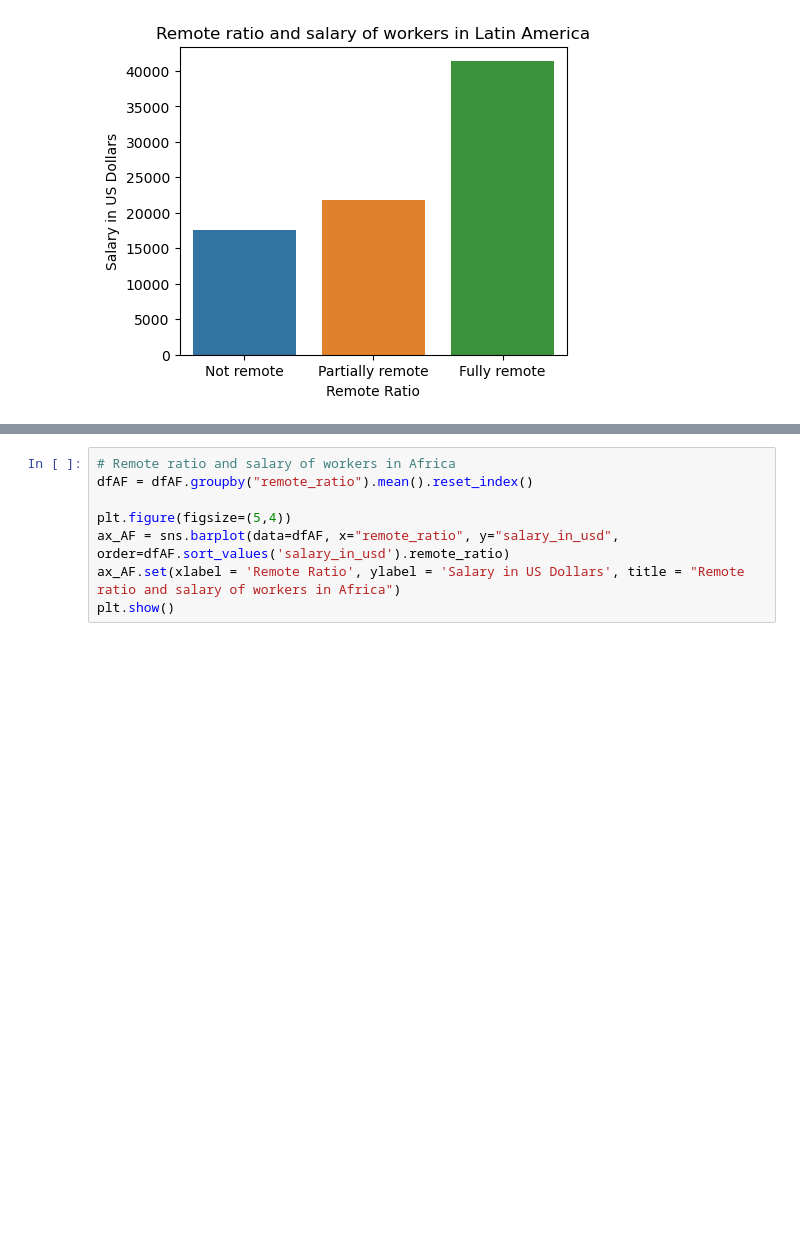
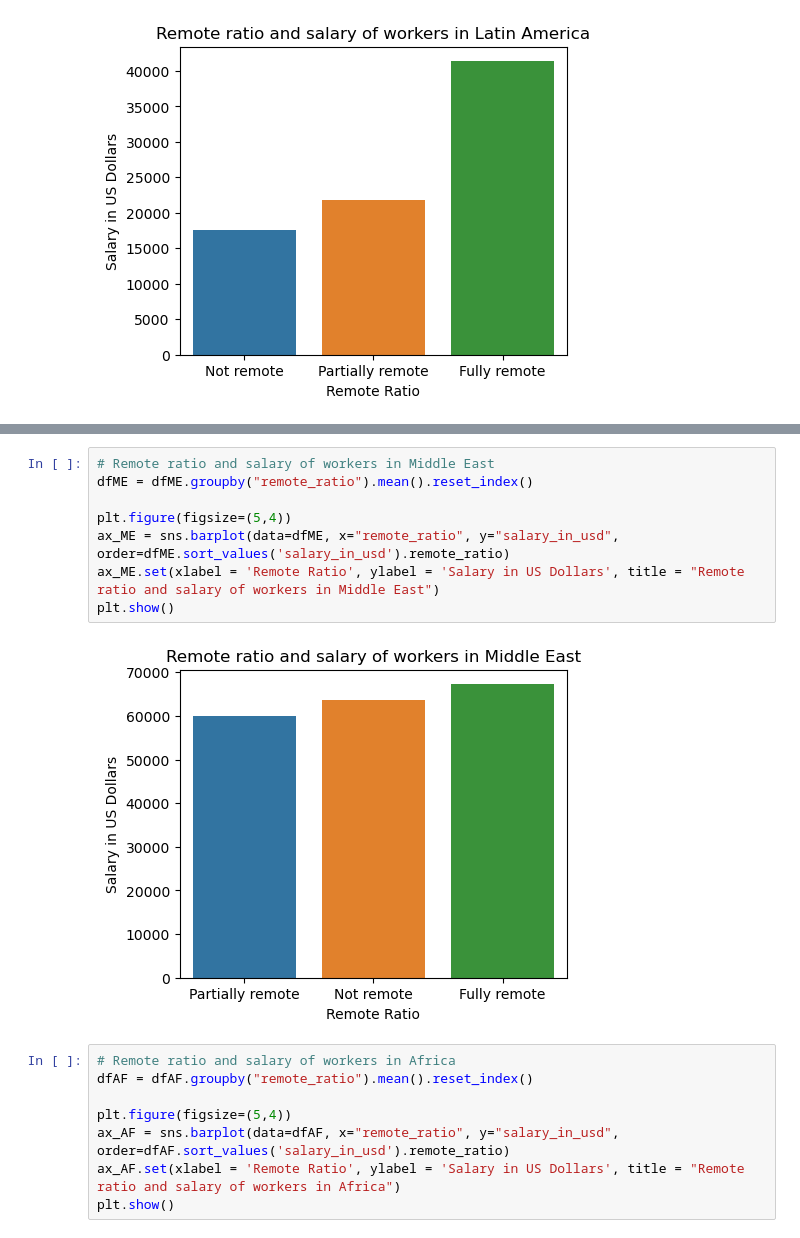
Before and after one commit to ubco-W2022T2-data301/project-group-group07, a Jupyter notebook: analysis/analysis2.ipynb, the cells around one changed output, grey strips where cells are left out. Saved outputs shown, nothing was run; the diff lists cells and outputs as text; blank space fills up the shorter version.

```diff
--- a/analysis/analysis2.ipynb
+++ b/analysis/analysis2.ipynb
@@ -447,3 +463,13 @@ plt.show()
+# %%
+# Remote ratio and salary of workers in Middle East
+dfME = dfME.groupby("remote_ratio").mean().reset_index()
+
+plt.figure(figsize=(5,4))
+ax_ME = sns.barplot(data=dfME, x="remote_ratio", y="salary_in_usd", order=dfME.sort_values('salary_in_usd').remote_ratio)
+ax_ME.set(xlabel = 'Remote Ratio', ylabel = 'Salary in US Dollars', title = "Remote ratio and salary of workers in Middle East")
+plt.show()
+# %% [output]
+[figure, added]
 # %%
 # Remote ratio and salary of workers in Africa
 dfAF = dfAF.groupby("remote_ratio").mean().reset_index()
```
Also changed, not shown: parts of 39 cells of this notebook, 1 other file.
